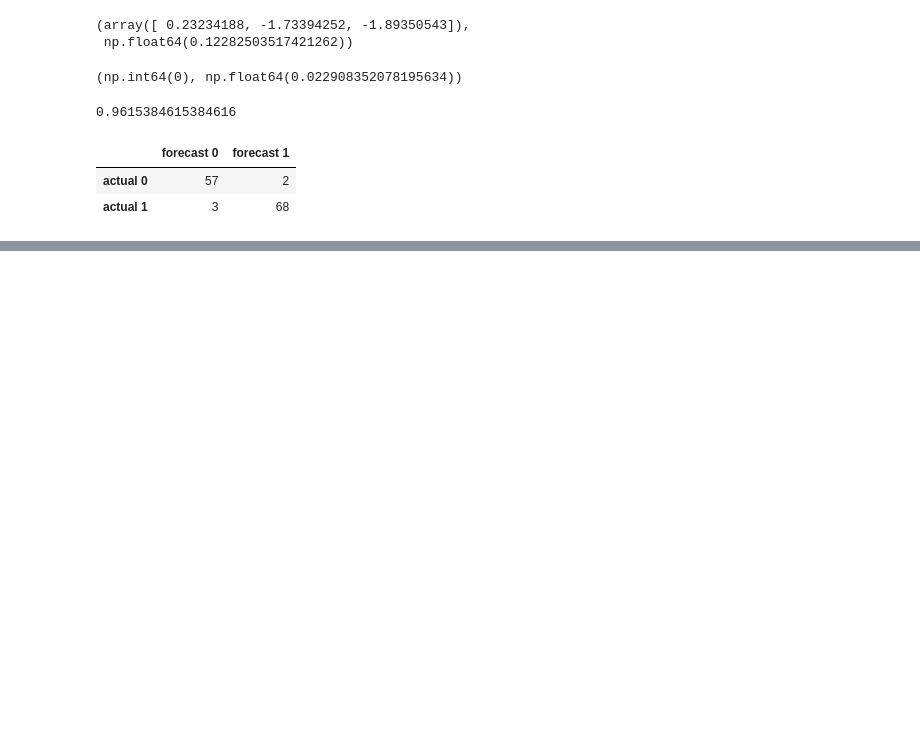
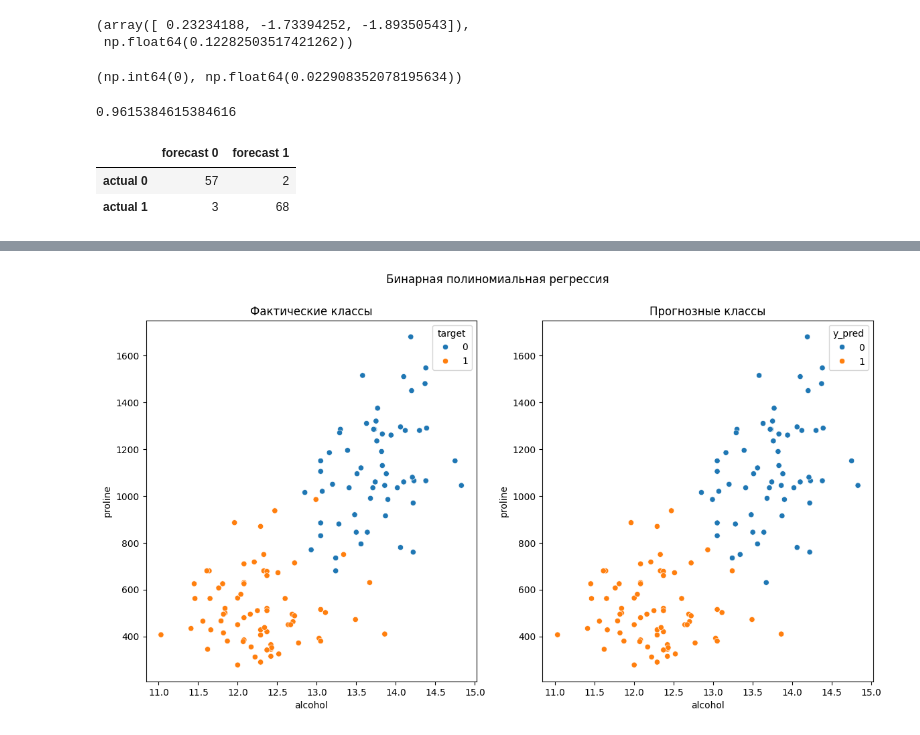
Before and after one commit to AlexeyTri/MLScratch, a Jupyter notebook: Logistic_Regression.ipynb, the cells around one changed output, grey strips where cells are left out. Saved outputs shown, nothing was run; the diff lists cells and outputs as text; code cells hidden in the pictures; blank space fills up the shorter version.

```diff
--- a/Logistic_Regression.ipynb
+++ b/Logistic_Regression.ipynb
@@ -412,0 +489,8 @@ pd.DataFrame(confusion_matrix(y, y_pred), columns=['forecast 0', 'forecast 1'],
+# %%
+X = df[['alcohol', 'proline']]
+y = df['target']
+scaler = StandardScaler()
+X = (X - X.mean())/X.std()
+# %%
+polynomial_features = PolynomialFeatures(degree = 3)
+X_poly = polynomial_features.fit_transform(X)
@@ -412,0 +514,8 @@ pd.DataFrame(confusion_matrix(y, y_pred), columns=['forecast 0', 'forecast 1'],
+# %%
+poly_model = LogisticRegression()
+
+poly_model = poly_model.fit(X_poly, y)
+
+poly_predict = poly_model.predict(X_poly)
+
+accuracy_score(poly_predict, y)
@@ -412,0 +536,4 @@ pd.DataFrame(confusion_matrix(y, y_pred), columns=['forecast 0', 'forecast 1'],
+# %%
+predictions = df[['alcohol', 'proline']].copy()
+predictions['y_pred'] = poly_predict
+predictions.head(2)
@@ -412,0 +560,14 @@ pd.DataFrame(confusion_matrix(y, y_pred), columns=['forecast 0', 'forecast 1'],
+# %%
+fig, (ax1, ax2) = plt.subplots(1, 2, figsize=(14, 7), gridspec_kw={'wspace': 0.2})
+
+sns.scatterplot(data=df, x='alcohol', y='proline', hue='target', ax=ax1)
+ax1.set_title('Фактические классы')
+
+sns.scatterplot(data=predictions, x='alcohol', y='proline', hue='y_pred', ax=ax2)
+ax2.set_title('Прогнозные классы')
+
+fig.suptitle('Бинарная полиномиальная регрессия')
+
+plt.show()
+# %% [output]
+[figure, added]
```
Also changed, not shown: parts of 35 cells of this notebook.
